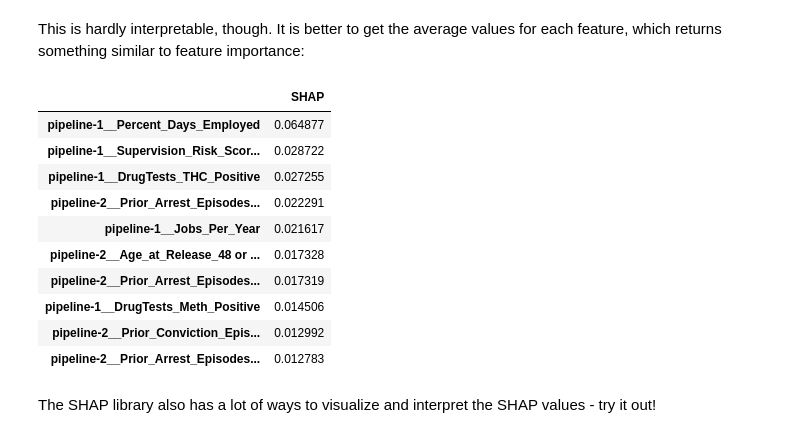
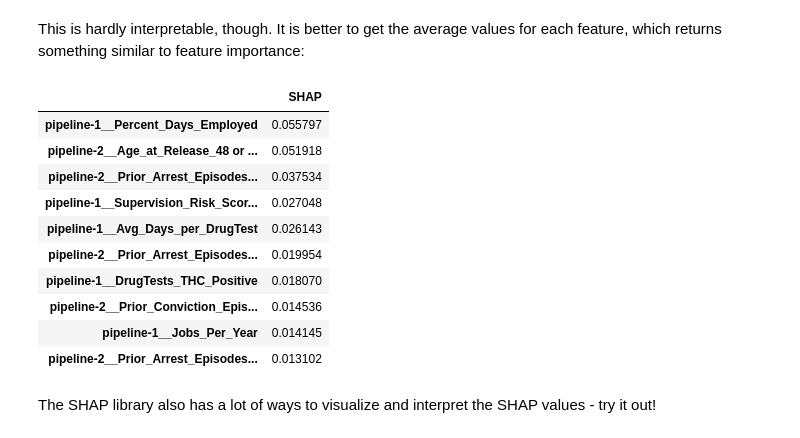
Before and after one commit to wsl0917/DSCI430_module2_assignment, a Jupyter notebook: Module 3 assignment-1.ipynb, the cells around one changed output. Saved outputs shown, nothing was run; the diff lists cells and outputs as text; code cells hidden in the pictures.

```diff
--- a/Module 3 assignment-1.ipynb
+++ b/Module 3 assignment-1.ipynb
@@ -674,22 +681,22 @@ array([[ 4.61033816e-04, -8.00406421e-04, -1.79430810e-03, ...,
 # %% [markdown]
 This is hardly interpretable, though. It is better to get the average values for each feature, which returns something similar to feature importance:
 # %%
-values = np.abs(rf_shap_values[1]).mean(0)
+values = np.abs(rf_shap_values[1]).mean(1)
 pd.DataFrame(data=values, index=feature_names, columns=["SHAP"]).sort_values(
     by="SHAP", ascending=False
 )[:10]
 # %% [output]
 |  | SHAP |
-| pipeline-1__Percent_Days_Employed | 0.064877 |
-| pipeline-1__Supervision_Risk_Scor... | 0.028722 |
-| pipeline-1__DrugTests_THC_Positive | 0.027255 |
-| pipeline-2__Prior_Arrest_Episodes... | 0.022291 |
-| pipeline-1__Jobs_Per_Year | 0.021617 |
-| pipeline-2__Age_at_Release_48 or ... | 0.017328 |
-| pipeline-2__Prior_Arrest_Episodes... | 0.017319 |
-| pipeline-1__DrugTests_Meth_Positive | 0.014506 |
-| pipeline-2__Prior_Conviction_Epis... | 0.012992 |
-| pipeline-2__Prior_Arrest_Episodes... | 0.012783 |
+| pipeline-1__Percent_Days_Employed | 0.055797 |
+| pipeline-2__Age_at_Release_48 or ... | 0.051918 |
+| pipeline-2__Prior_Arrest_Episodes... | 0.037534 |
+| pipeline-1__Supervision_Risk_Scor... | 0.027048 |
+| pipeline-1__Avg_Days_per_DrugTest | 0.026143 |
+| pipeline-2__Prior_Arrest_Episodes... | 0.019954 |
+| pipeline-1__DrugTests_THC_Positive | 0.018070 |
+| pipeline-2__Prior_Conviction_Epis... | 0.014536 |
+| pipeline-1__Jobs_Per_Year | 0.014145 |
+| pipeline-2__Prior_Arrest_Episodes... | 0.013102 |
 # %% [markdown]
 The SHAP library also has a lot of ways to visualize and interpret the SHAP values - try it out!
 # %%
```
Also changed, not shown: parts of 9 cells of this notebook.
